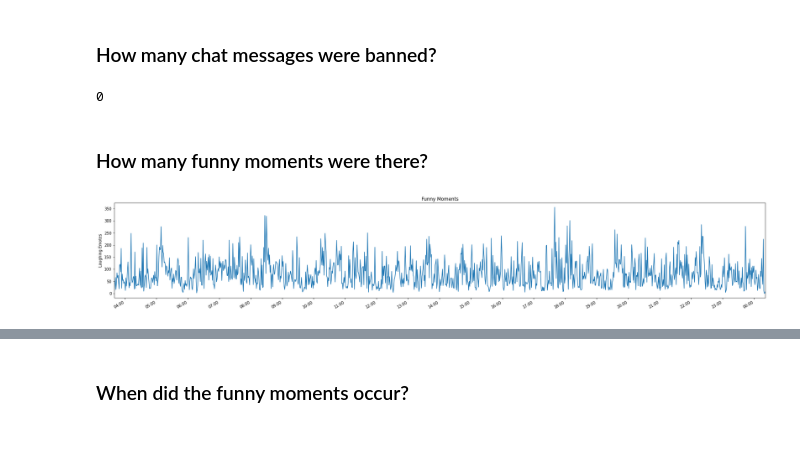
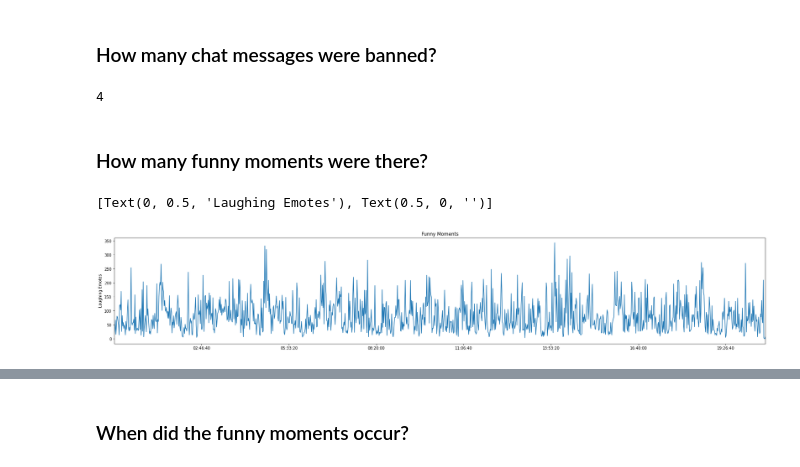
Before and after one commit to trollmannen/Data-Science, a Jupyter notebook: Twitch-Chat-EDA.ipynb, the cells around one changed output, grey strips where cells are left out. Cells and saved outputs as stored; diff of their text form; code cells hidden in the pictures; blank space fills up the shorter version.

```diff
--- a/Twitch-Chat-EDA.ipynb
+++ b/Twitch-Chat-EDA.ipynb
@@ -72,8 +72,14 @@ chats.to_csv('chats.csv',index=False)
 # %% [markdown]
 ## Part 2: Clean & Organize Data
 # %%
-chats = pd.read_csv('chats.csv', index_col='timestamp', parse_dates=True)
+chats = pd.read_csv('chats.csv')
 #chats = pd.read_csv('/content/drive/MyDrive/twitch/chats.csv', index_col='timestamp', parse_dates=True)
+# %%
+chats['delta'] = pd.to_timedelta(chats['seconds'],unit="s")
+# %%
+chats.index = chats['delta']
+# %%
+chats = chats.drop(['timestamp','delta'],axis=1)
 # %% [markdown]
 ## Part 3: EDA
 # %% [markdown]
@@ -126,7 +132,7 @@ meta[vod_id]['duration']
 # %%
 len(chats[chats['message'].isnull()])
 # %% [output]
-0
+4
 # %%
 chats = chats.dropna()
 # %% [markdown]
@@ -136,14 +142,15 @@ laughing = chats.loc[chats['message'].str.contains("LUL|KEK", case=False)].resam
 # %%
 from matplotlib import dates
 title='Funny Moments'
 ylabel='Laughing Emotes'
 xlabel=''
 
-ax = laughing['message'].plot(figsize=(30,5),title=title,x_compat=True)
+ax = laughing['message'].plot(figsize=(30,5),title=title)#,x_compat=True)
 
 ax.autoscale(axis='x',tight=True)
 ax.set(xlabel=xlabel, ylabel=ylabel)
-ax.xaxis.set_major_locator(dates.HourLocator())
-ax.xaxis.set_major_formatter(dates.DateFormatter("%H:%M"))
+#ax.xaxis.set_major_locator(dates.HourLocator())
+#ax.xaxis.set_major_formatter(dates.DateFormatter("%H:%M"))
 # %% [output]
+[Text(0, 0.5, 'Laughing Emotes'), Text(0.5, 0, '')]
-[figure, old version]
+[figure, new version]
```
Also changed, not shown: parts of 10 cells of this notebook.
